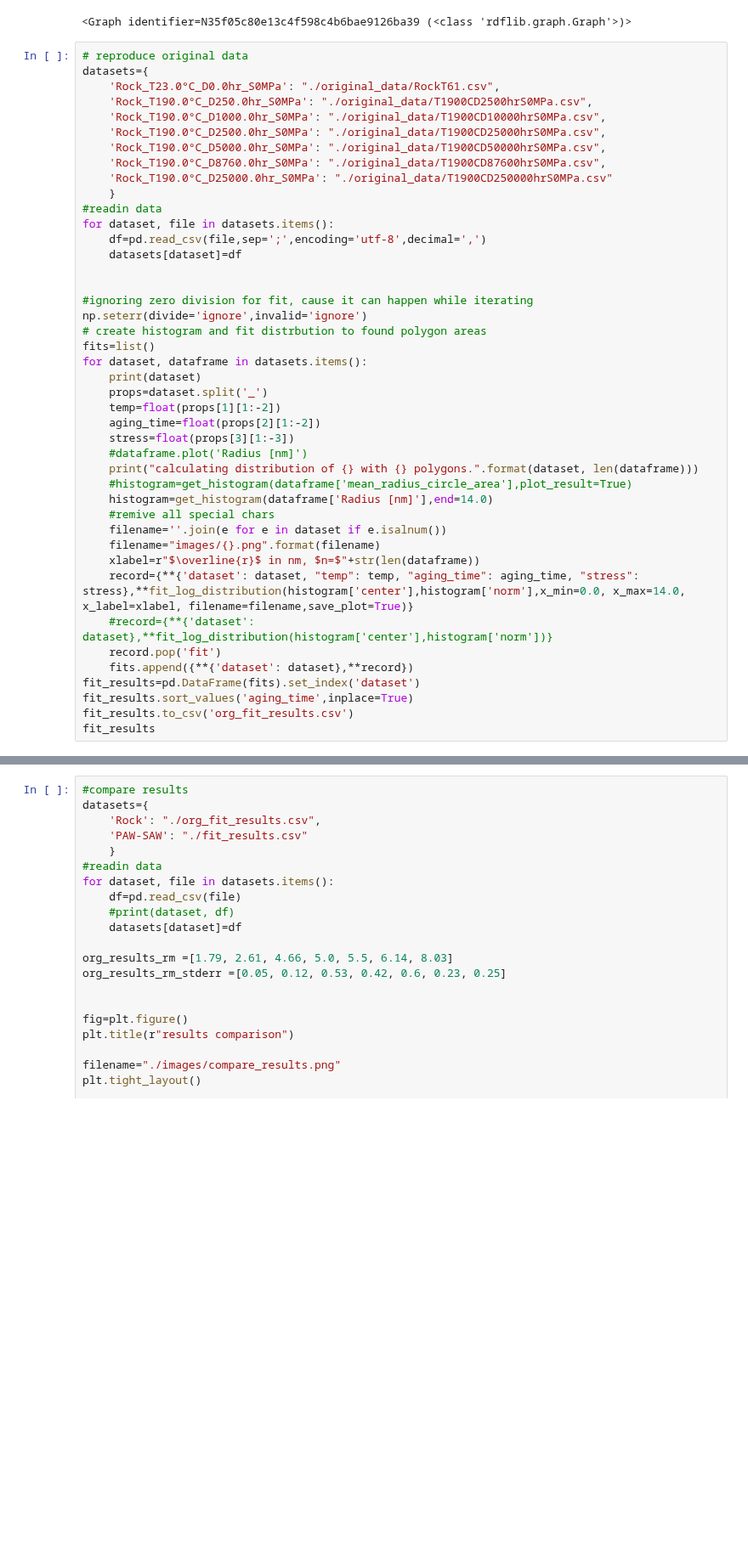
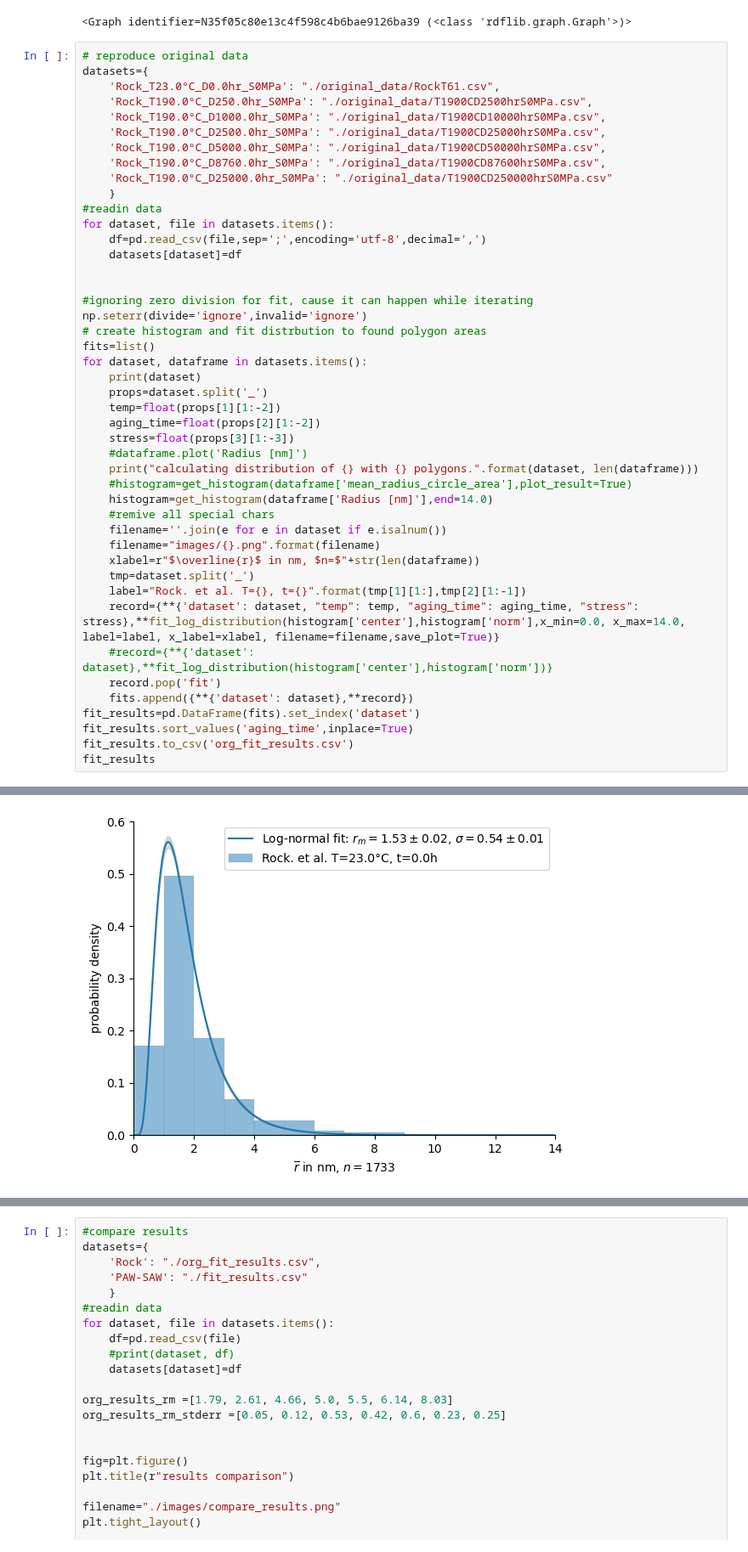
Before and after one commit to BAMresearch/DF-TEM-PAW, a Jupyter notebook: analyse_precepitates_data.ipynb, the cells around one changed output, grey strips where cells are left out. Shown at 85% size. Cells and saved outputs as stored; diff of their text form; blank space fills up the shorter version.

```diff
--- a/analyse_precepitates_data.ipynb
+++ b/analyse_precepitates_data.ipynb
@@ -573,7 +580,9 @@ for dataset, dataframe in datasets.items():
     filename=''.join(e for e in dataset if e.isalnum())
     filename="images/{}.png".format(filename)
     xlabel=r"$\overline{r}$ in nm, $n=$"+str(len(dataframe))
-    record={**{'dataset': dataset, "temp": temp, "aging_time": aging_time, "stress": stress},**fit_log_distribution(histogram['center'],histogram['norm'],x_min=0.0, x_max=14.0, x_label=xlabel, filename=filename,save_plot=True)}
+    tmp=dataset.split('_')
+    label="Rock. et al. T={}, t={}".format(tmp[1][1:],tmp[2][1:-1])
+    record={**{'dataset': dataset, "temp": temp, "aging_time": aging_time, "stress": stress},**fit_log_distribution(histogram['center'],histogram['norm'],x_min=0.0, x_max=14.0, label=label, x_label=xlabel, filename=filename,save_plot=True)}
     #record={**{'dataset': dataset},**fit_log_distribution(histogram['center'],histogram['norm'])}
     record.pop('fit')
     fits.append({**{'dataset': dataset},**record})
@@ -601,0 +613 @@ calculating distribution of Rock_T23.0°C_D0.0hr_S0MPa with 1733 polygons.
+[figure, added]
```
Also changed, not shown: parts of 3 cells of this notebook.
